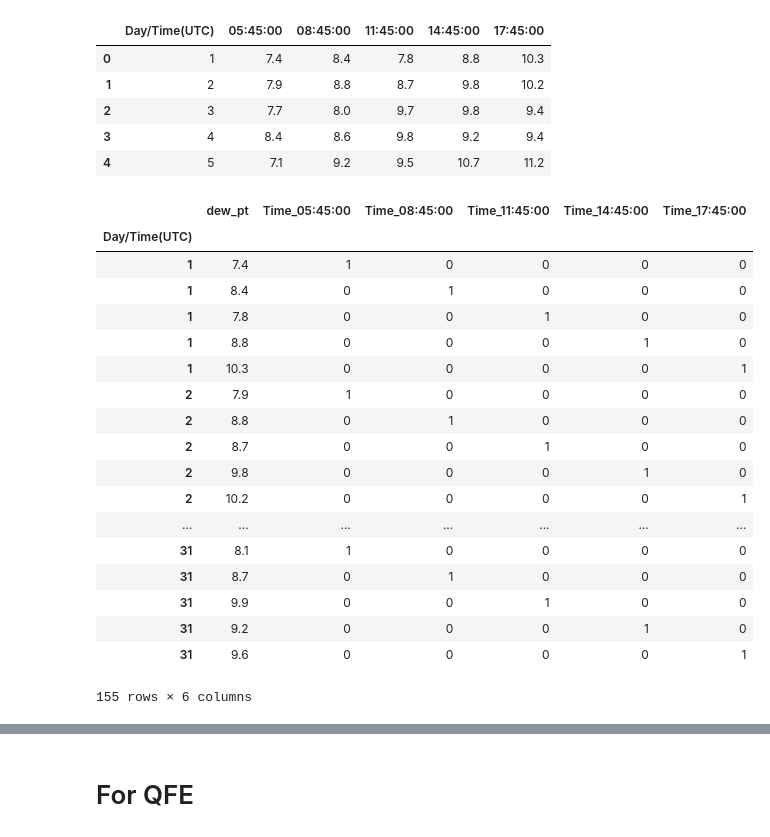
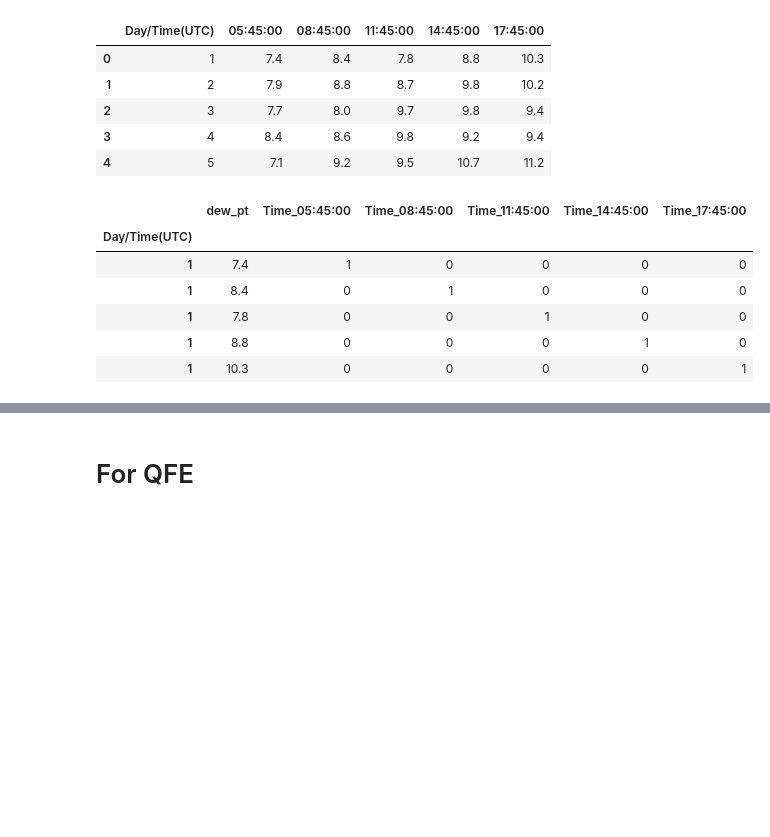
Before and after one commit to kaushu42/weather-forecast-nepal, a Jupyter notebook: preprocess.ipynb, the cells around one changed output, grey strips where cells are left out. Drawn from its saved outputs; the diff is of its cells as text; code cells hidden in the pictures; blank space fills up the shorter version.

```diff
--- a/preprocess.ipynb
+++ b/preprocess.ipynb
@@ -63,29 +50,16 @@ df.head()
 # %%
 df = df.set_index('Day/Time(UTC)').stack().reset_index().set_index('Day/Time(UTC)')
 df.columns = ['Time', 'dew_pt']
+df = pd.get_dummies(df)
 df.head()
-df = pd.get_dummies(df)
-df
 # %% [output]
 |  | dew_pt | Time_05:45:00 | Time_08:45:00 | Time_11:45:00 | Time_14:45:00 | Time_17:45:00 |
 | Day/Time(UTC) |  |  |  |  |  |  |
 | 1 | 7.4 | 1 | 0 | 0 | 0 | 0 |
 | 1 | 8.4 | 0 | 1 | 0 | 0 | 0 |
 | 1 | 7.8 | 0 | 0 | 1 | 0 | 0 |
 | 1 | 8.8 | 0 | 0 | 0 | 1 | 0 |
 | 1 | 10.3 | 0 | 0 | 0 | 0 | 1 |
-| 2 | 7.9 | 1 | 0 | 0 | 0 | 0 |
-| 2 | 8.8 | 0 | 1 | 0 | 0 | 0 |
-| 2 | 8.7 | 0 | 0 | 1 | 0 | 0 |
-| 2 | 9.8 | 0 | 0 | 0 | 1 | 0 |
-| 2 | 10.2 | 0 | 0 | 0 | 0 | 1 |
-| ... | ... | ... | ... | ... | ... | ... |
-| 31 | 8.1 | 1 | 0 | 0 | 0 | 0 |
-| 31 | 8.7 | 0 | 1 | 0 | 0 | 0 |
-| 31 | 9.9 | 0 | 0 | 1 | 0 | 0 |
-| 31 | 9.2 | 0 | 0 | 0 | 1 | 0 |
-| 31 | 9.6 | 0 | 0 | 0 | 0 | 1 |
-155 rows × 6 columns
 # %%
 main_df['dew_pt'] = df['dew_pt']
 main_df.head()
```
Also changed, not shown: parts of 9 cells of this notebook.
